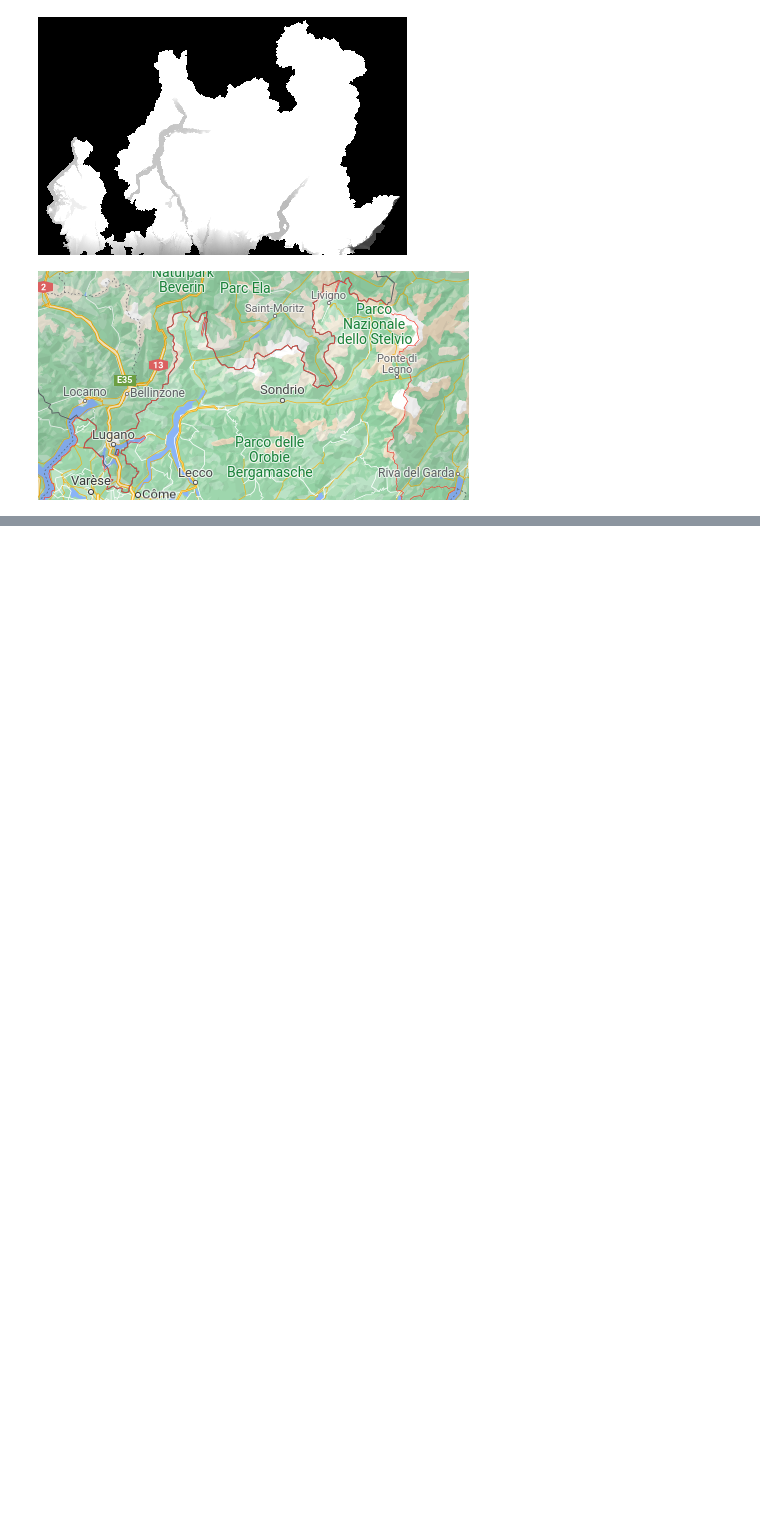
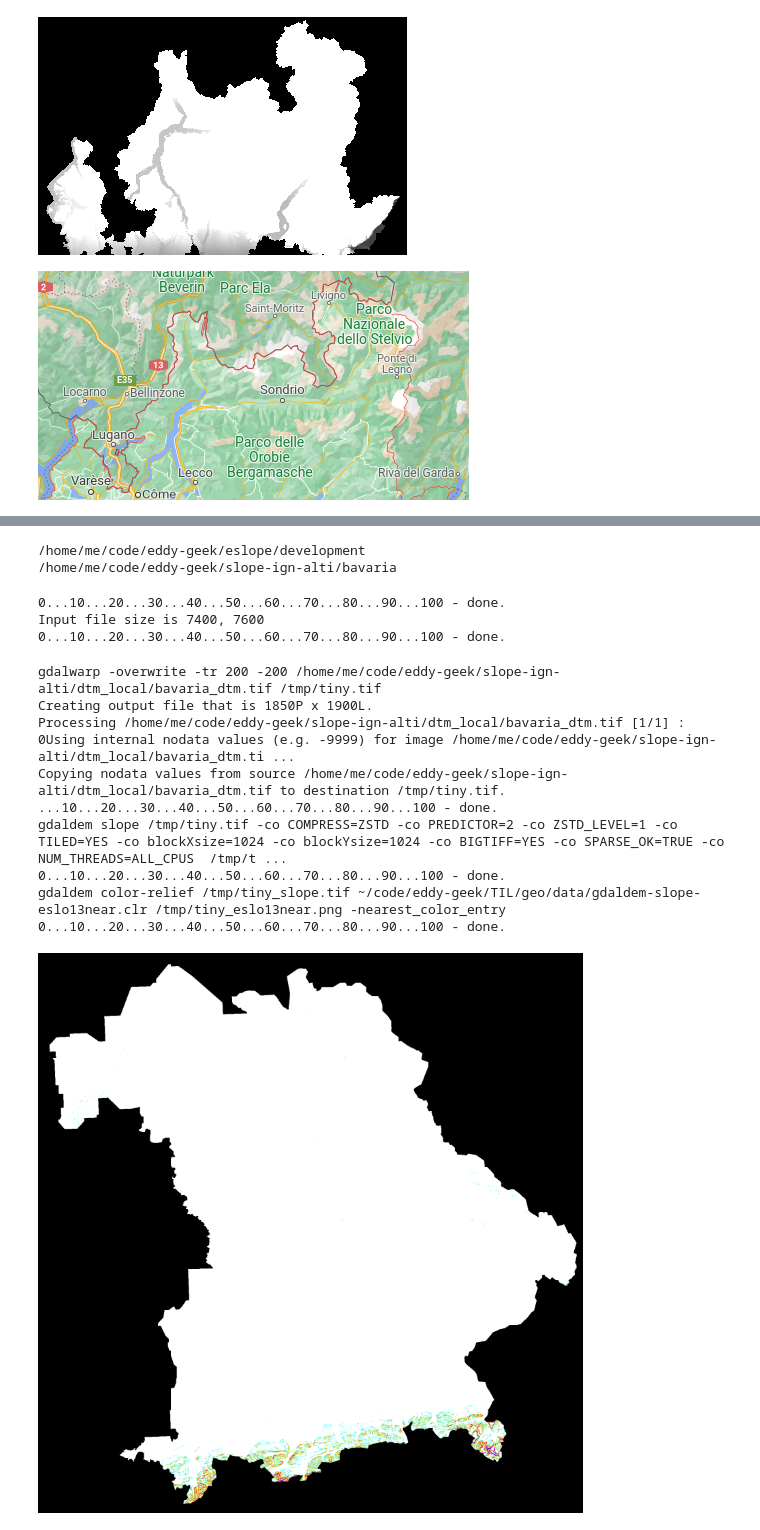
Before and after one commit to eslopemap/eslope, a Jupyter notebook: development/Central-Alps-dwn-others.ipynb, the cells around one changed output, grey strips where cells are left out. Cells and saved outputs as stored; diff of their text form; code cells hidden in the pictures; blank space fills up the shorter version.

Commit message:
bavaria dtm

```diff
--- a/development/Central-Alps-dwn-others.ipynb
+++ b/development/Central-Alps-dwn-others.ipynb
@@ -217,0 +220,35 @@ Image(pjoin(NBROOT, '../img/extent-Lombardia-gmaps.png'))
+# %%
+%cd $NBROOT
+BV_DTM = realpath('data/dtm_local/bavaria_dtm.tif')
+!mkdir -p data/bavaria
+%cd data/bavaria
+# %% [output]
+/home/me/code/eddy-geek/eslope/development
+/home/me/code/eddy-geek/slope-ign-alti/bavaria
+# %%
+if not exists(BV_DTM):
+    zip = 'bavaria_dtm.zip'
+    if not exists(zip):
+        urlretrieve('https://www.geodaten.bayern.de/opendata/DGM50_UTM32_EsriGridAscii.zip', zip)
+    inputs = [f'/vsizip/{{{zip}}}/{p}\n' for p in ZipFile(zip).namelist() if p.endswith('asc')]
+    with open('vrt_inputs.txt', 'w') as f:
+            f.writelines(inputs)
+    S.check_run(f'gdalbuildvrt -a_srs EPSG:25832 -input_file_list vrt_inputs.txt bavaria_dtm.vrt')
+    S.check_run(f'gdal_translate bavaria_dtm.vrt {BV_DTM}')
+# %% [output]
+0...10...20...30...40...50...60...70...80...90...100 - done.
+Input file size is 7400, 7600
+0...10...20...30...40...50...60...70...80...90...100 - done.
+# %%
+Image(S.eslo_tiny(BV_DTM, res=200))
+# %% [output]
+gdalwarp -overwrite -tr 200 -200 /home/me/code/eddy-geek/slope-ign-alti/dtm_local/bavaria_dtm.tif /tmp/tiny.tif
+Creating output file that is 1850P x 1900L.
+Processing /home/me/code/eddy-geek/slope-ign-alti/dtm_local/bavaria_dtm.tif [1/1] : 0Using internal nodata values (e.g. -9999) for image /home/me/code/eddy-geek/slope-ign-alti/dtm_local/bavaria_dtm.ti ...
+Copying nodata values from source /home/me/code/eddy-geek/slope-ign-alti/dtm_local/bavaria_dtm.tif to destination /tmp/tiny.tif.
+...10...20...30...40...50...60...70...80...90...100 - done.
+gdaldem slope /tmp/tiny.tif -co COMPRESS=ZSTD -co PREDICTOR=2 -co ZSTD_LEVEL=1 -co TILED=YES -co blockXsize=1024 -co blockYsize=1024 -co BIGTIFF=YES -co SPARSE_OK=TRUE -co NUM_THREADS=ALL_CPUS  /tmp/t ...
+0...10...20...30...40...50...60...70...80...90...100 - done.
+gdaldem color-relief /tmp/tiny_slope.tif ~/code/eddy-geek/TIL/geo/data/gdaldem-slope-eslo13near.clr /tmp/tiny_eslo13near.png -nearest_color_entry
+0...10...20...30...40...50...60...70...80...90...100 - done.
+[figure, added]
```
Also changed, not shown: parts of 12 cells of this notebook.
